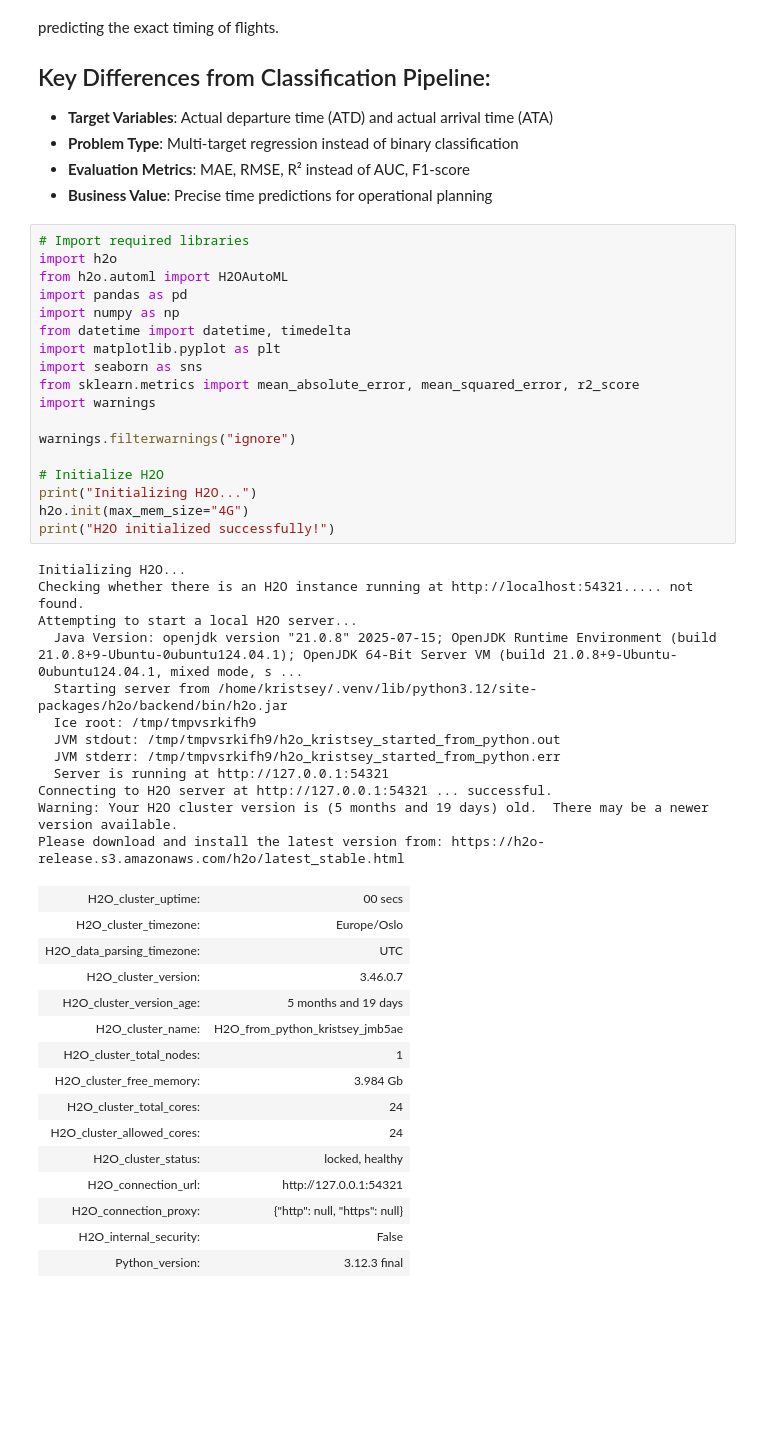
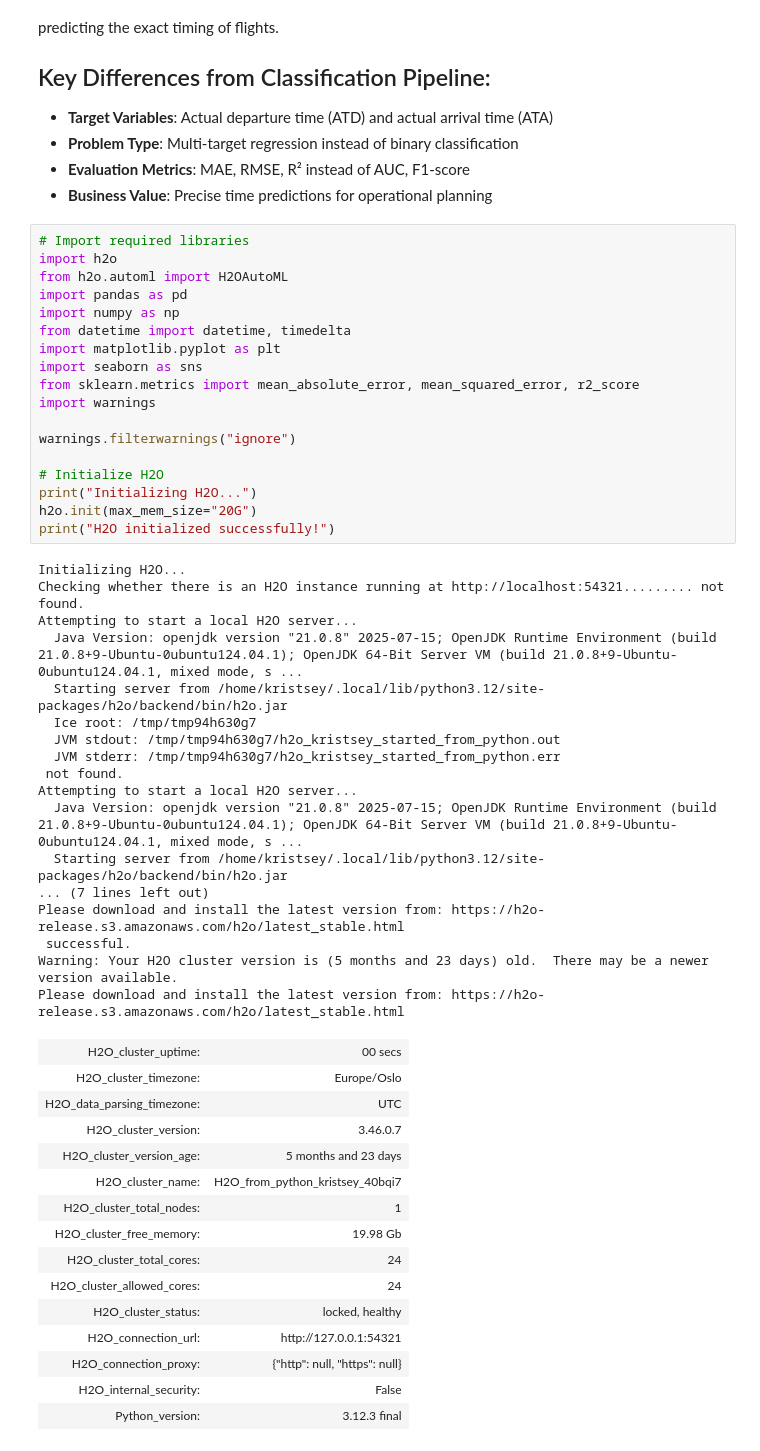
Before and after one commit to tobiasfremming/AvinorHackathon, a Jupyter notebook: prediction/h2o_regression_pipeline.ipynb, the cells around one changed output. Drawn from its saved outputs; the diff is of its cells as text; blank space fills up the shorter version.

```diff
--- a/prediction/h2o_regression_pipeline.ipynb
+++ b/prediction/h2o_regression_pipeline.ipynb
@@ -45,42 +27,47 @@ This notebook implements a regression pipeline using H2O AutoML to predict actua
 # %%
 # Import required libraries
 import h2o
 from h2o.automl import H2OAutoML
 import pandas as pd
 import numpy as np
 from datetime import datetime, timedelta
 import matplotlib.pyplot as plt
 import seaborn as sns
 from sklearn.metrics import mean_absolute_error, mean_squared_error, r2_score
 import warnings
 
 warnings.filterwarnings("ignore")
 
 # Initialize H2O
 print("Initializing H2O...")
-h2o.init(max_mem_size="4G")
+h2o.init(max_mem_size="20G")
 print("H2O initialized successfully!")
 # %% [output]
 Initializing H2O...
-Checking whether there is an H2O instance running at http://localhost:54321..... not found.
+Checking whether there is an H2O instance running at http://localhost:54321......... not found.
 Attempting to start a local H2O server...
   Java Version: openjdk version "21.0.8" 2025-07-15; OpenJDK Runtime Environment (build 21.0.8+9-Ubuntu-0ubuntu124.04.1); OpenJDK 64-Bit Server VM (build 21.0.8+9-Ubuntu-0ubuntu124.04.1, mixed mode, s ...
-  Starting server from /home/kristsey/.venv/lib/python3.12/site-packages/h2o/backend/bin/h2o.jar
-  Ice root: /tmp/tmpvsrkifh9
-  JVM stdout: /tmp/tmpvsrkifh9/h2o_kristsey_started_from_python.out
-  JVM stderr: /tmp/tmpvsrkifh9/h2o_kristsey_started_from_python.err
-  Server is running at http://127.0.0.1:54321
-Connecting to H2O server at http://127.0.0.1:54321 ... successful.
-Warning: Your H2O cluster version is (5 months and 19 days) old.  There may be a newer version available.
+  Starting server from /home/kristsey/.local/lib/python3.12/site-packages/h2o/backend/bin/h2o.jar
+  Ice root: /tmp/tmp94h630g7
+  JVM stdout: /tmp/tmp94h630g7/h2o_kristsey_started_from_python.out
+  JVM stderr: /tmp/tmp94h630g7/h2o_kristsey_started_from_python.err
+ not found.
+Attempting to start a local H2O server...
+  Java Version: openjdk version "21.0.8" 2025-07-15; OpenJDK Runtime Environment (build 21.0.8+9-Ubuntu-0ubuntu124.04.1); OpenJDK 64-Bit Server VM (build 21.0.8+9-Ubuntu-0ubuntu124.04.1, mixed mode, s ...
+  Starting server from /home/kristsey/.local/lib/python3.12/site-packages/h2o/backend/bin/h2o.jar
+... (7 lines left out)
 Please download and install the latest version from: https://h2o-release.s3.amazonaws.com/h2o/latest_stable.html
+ successful.
+Warning: Your H2O cluster version is (5 months and 23 days) old.  There may be a newer version available.
+Please download and install the latest version from: https://h2o-release.s3.amazonaws.com/h2o/latest_stable.html
 | H2O_cluster_uptime: | 00 secs |
 | H2O_cluster_timezone: | Europe/Oslo |
 | H2O_data_parsing_timezone: | UTC |
 | H2O_cluster_version: | 3.46.0.7 |
-| H2O_cluster_version_age: | 5 months and 19 days |
-| H2O_cluster_name: | H2O_from_python_kristsey_jmb5ae |
+| H2O_cluster_version_age: | 5 months and 23 days |
+| H2O_cluster_name: | H2O_from_python_kristsey_40bqi7 |
 | H2O_cluster_total_nodes: | 1 |
-| H2O_cluster_free_memory: | 3.984 Gb |
+| H2O_cluster_free_memory: | 19.98 Gb |
 | H2O_cluster_total_cores: | 24 |
 | H2O_cluster_allowed_cores: | 24 |
 | H2O_cluster_status: | locked, healthy |
```
Also changed, not shown: parts of 18 cells of this notebook.
